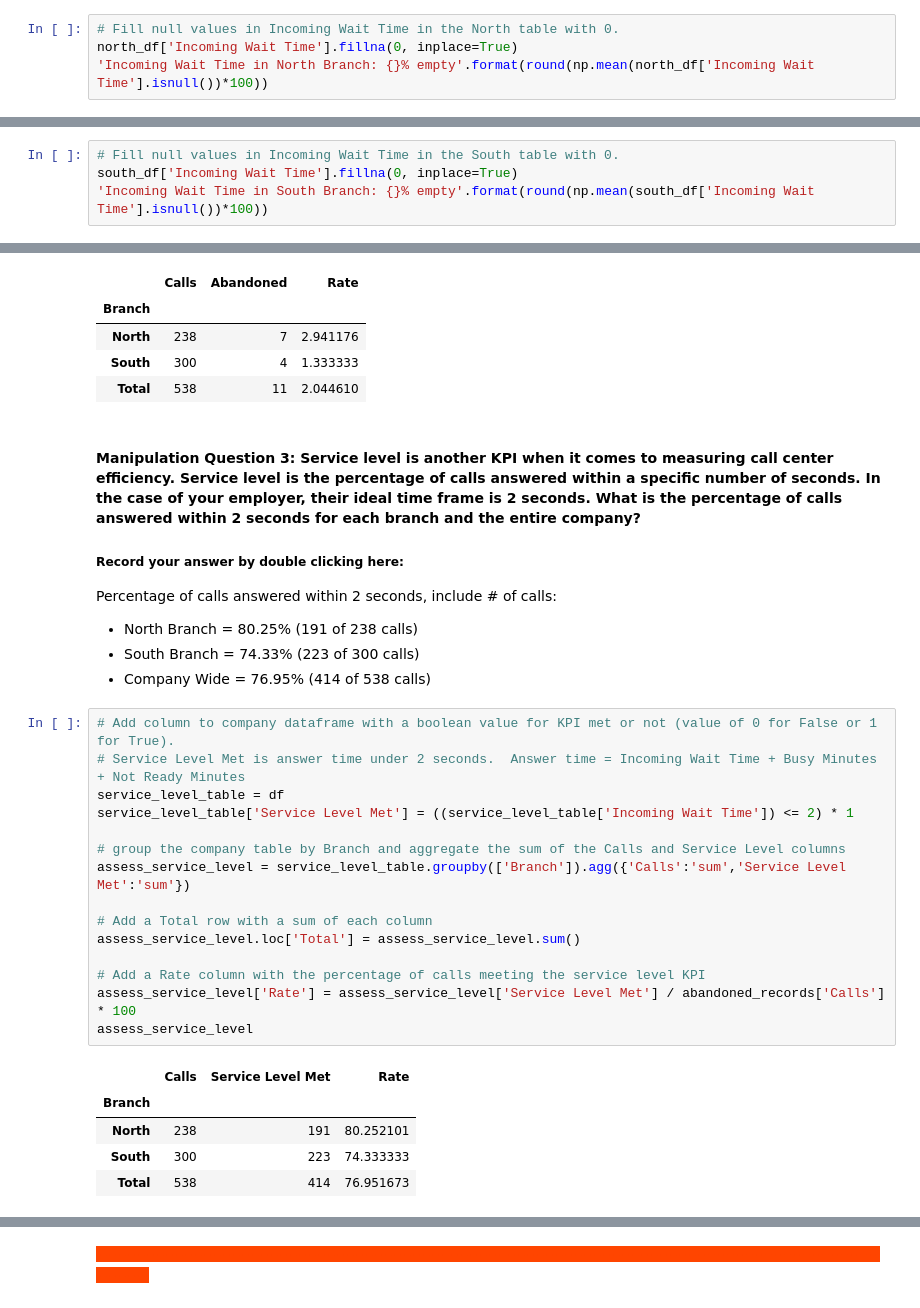
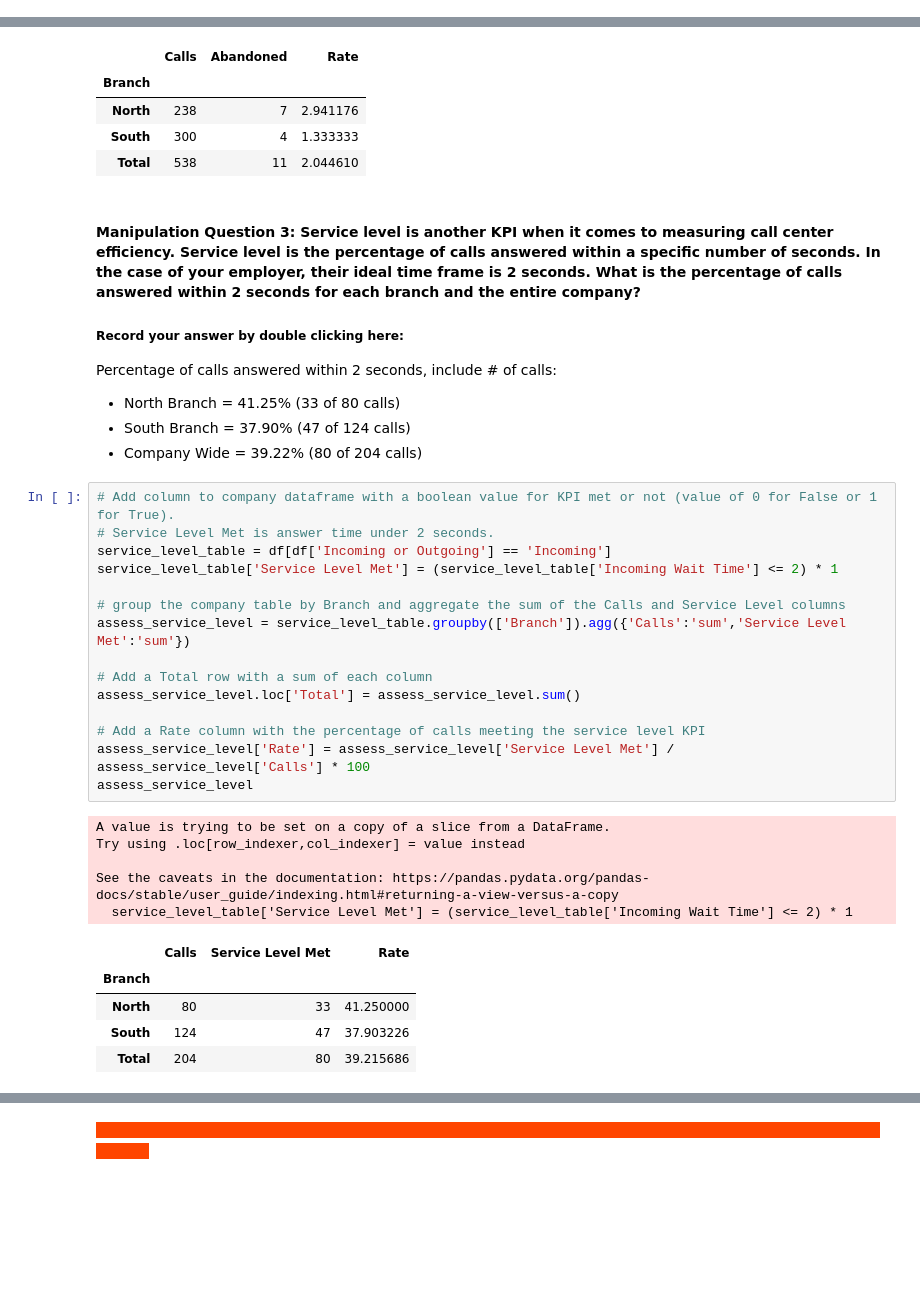
Before and after one commit to mtngrl1916/call-center-cleanup-assignment, a Jupyter notebook: Call_Center_Cleanup.ipynb, the cells around one changed output, grey strips where cells are left out. Drawn from its saved outputs; the diff is of its cells as text; blank space fills up the shorter version.

```diff
--- a/Call_Center_Cleanup.ipynb
+++ b/Call_Center_Cleanup.ipynb
@@ -182,7 +182,3 @@ north_pct_dict
 north_df[(north_df['Incoming Wait Time'] == 0) & (north_df['Incoming or Outgoing'] == 'Incoming')]
 # %% [output]
 |  | Branch | Call Purpose | Time Block | Incoming or Outgoing | Queue | Rep ID | Sale | Lost Call | ... |
-# %%
-# Fill null values in Incoming Wait Time in the North table with 0.
-north_df['Incoming Wait Time'].fillna(0, inplace=True)
-'Incoming Wait Time in North Branch: {}% empty'.format(round(np.mean(north_df['Incoming Wait Time'].isnull())*100))
@@ -215,7 +209,3 @@ south_pct_dict
 south_df[(south_df['Incoming Wait Time'] == 0) & (south_df['Incoming or Outgoing'] == 'Incoming')]
 # %% [output]
 |  | Branch | Call Purpose | Time Block | Incoming or Outgoing | Queue | Rep ID | Sale | Lost Call | ... |
-# %%
-# Fill null values in Incoming Wait Time in the South table with 0.
-south_df['Incoming Wait Time'].fillna(0, inplace=True)
-'Incoming Wait Time in South Branch: {}% empty'.format(round(np.mean(south_df['Incoming Wait Time'].isnull())*100))
@@ -417,30 +400,35 @@ abandoned_records
 #### Manipulation Question 3:  Service level is another KPI when it comes to measuring call center efficiency. Service level is the percentage of calls answered within a specific number of seconds. In the case of your employer, their ideal time frame is 2 seconds. What is the percentage of calls answered within 2 seconds for each branch and the entire company?
 ##### Record your answer by double clicking here:
 Percentage of calls answered within 2 seconds, include # of calls:
-- North Branch = 80.25% (191 of 238 calls)
-- South Branch = 74.33% (223 of 300 calls)
-- Company Wide = 76.95% (414 of 538 calls)
+- North Branch = 41.25% (33 of 80 calls)
+- South Branch = 37.90% (47 of 124 calls)
+- Company Wide = 39.22% (80 of 204 calls)
 # %%
 # Add column to company dataframe with a boolean value for KPI met or not (value of 0 for False or 1 for True).
-# Service Level Met is answer time under 2 seconds.  Answer time = Incoming Wait Time + Busy Minutes + Not Ready Minutes
-service_level_table = df
-service_level_table['Service Level Met'] = ((service_level_table['Incoming Wait Time']) <= 2) * 1
+# Service Level Met is answer time under 2 seconds.
+service_level_table = df[df['Incoming or Outgoing'] == 'Incoming']
+service_level_table['Service Level Met'] = (service_level_table['Incoming Wait Time'] <= 2) * 1
 
 # group the company table by Branch and aggregate the sum of the Calls and Service Level columns
 assess_service_level = service_level_table.groupby(['Branch']).agg({'Calls':'sum','Service Level Met':'sum'})
 
 # Add a Total row with a sum of each column
 assess_service_level.loc['Total'] = assess_service_level.sum()
 
 # Add a Rate column with the percentage of calls meeting the service level KPI
-assess_service_level['Rate'] = assess_service_level['Service Level Met'] / abandoned_records['Calls'] * 100
+assess_service_level['Rate'] = assess_service_level['Service Level Met'] / assess_service_level['Calls'] * 100
 assess_service_level
 # %% [output]
+A value is trying to be set on a copy of a slice from a DataFrame.
+Try using .loc[row_indexer,col_indexer] = value instead
+
+See the caveats in the documentation: https://pandas.pydata.org/pandas-docs/stable/user_guide/indexing.html#returning-a-view-versus-a-copy
+  service_level_table['Service Level Met'] = (service_level_table['Incoming Wait Time'] <= 2) * 1
 |  | Calls | Service Level Met | Rate |
 | Branch |  |  |  |
-| North | 238 | 191 | 80.252101 |
-| South | 300 | 223 | 74.333333 |
-| Total | 538 | 414 | 76.951673 |
+| North | 80 | 33 | 41.250000 |
+| South | 124 | 47 | 37.903226 |
+| Total | 204 | 80 | 39.215686 |
 # %% [markdown]
 #### Manipulation Question 4: For each branch and the entire company, what is the average speed of answer?
 ##### Record your answer by double clicking here:
```
Also changed, not shown: parts of 22 cells of this notebook, 1 other file.
